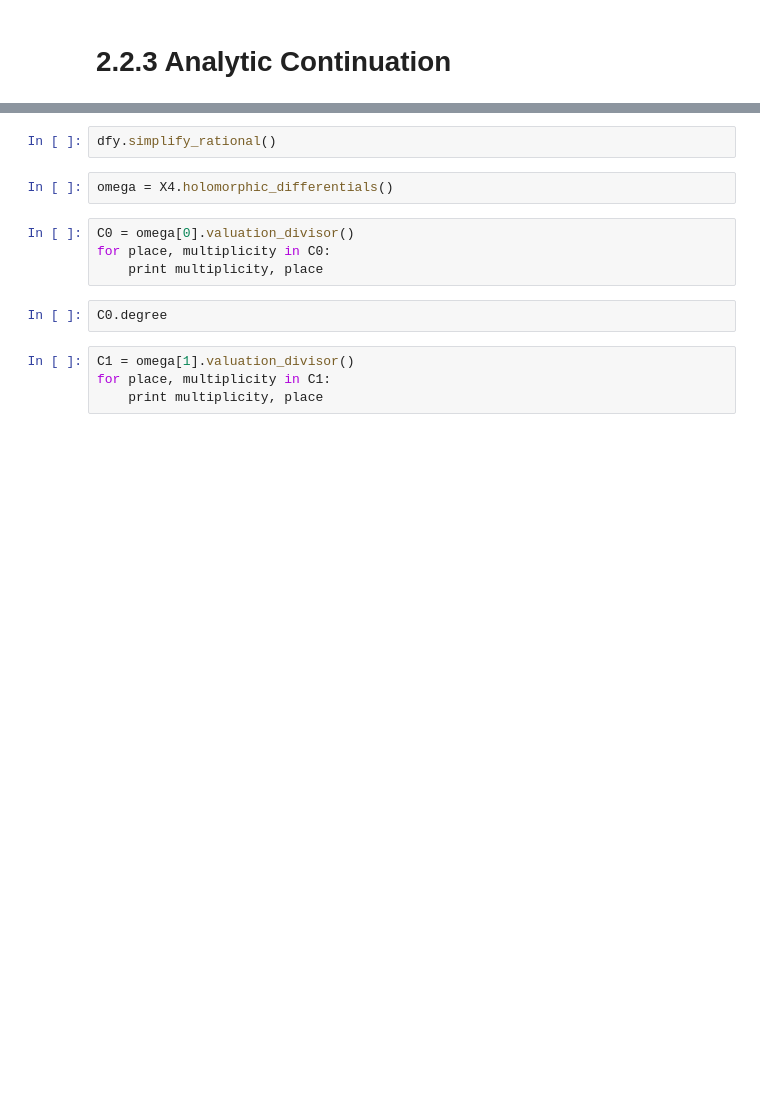
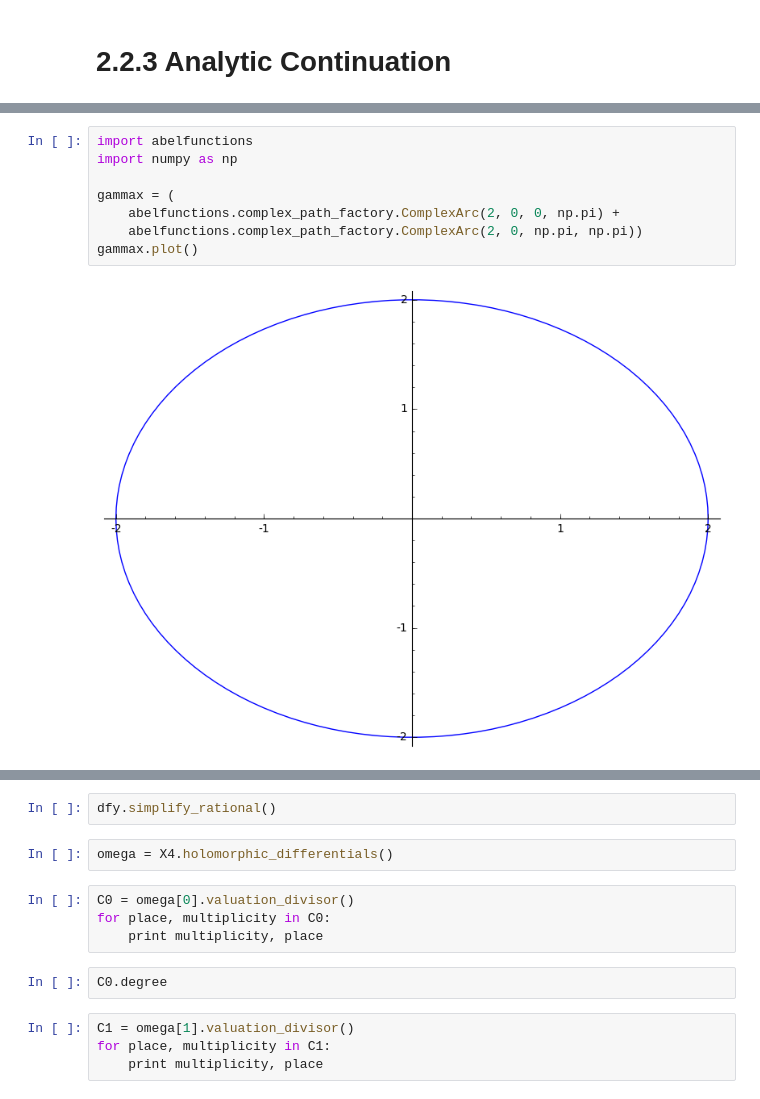
Before and after one commit to cswiercz/thesis, a Jupyter notebook: notebooks/Chatpter 2 - Background.ipynb, the cells around one changed output, grey strips where cells are left out. Saved outputs shown, nothing was run; the diff lists cells and outputs as text; blank space fills up the shorter version.

```diff
--- a/notebooks/Chatpter 2 - Background.ipynb
+++ b/notebooks/Chatpter 2 - Background.ipynb
@@ -210,0 +162,10 @@ f_.total_degree()
+# %%
+import abelfunctions
+import numpy as np
+
+gammax = (
+    abelfunctions.complex_path_factory.ComplexArc(2, 0, 0, np.pi) +
+    abelfunctions.complex_path_factory.ComplexArc(2, 0, np.pi, np.pi))
+gammax.plot()
+# %% [output]
+[figure, added]
```
Also changed, not shown: parts of 22 cells of this notebook, 7 other files.
